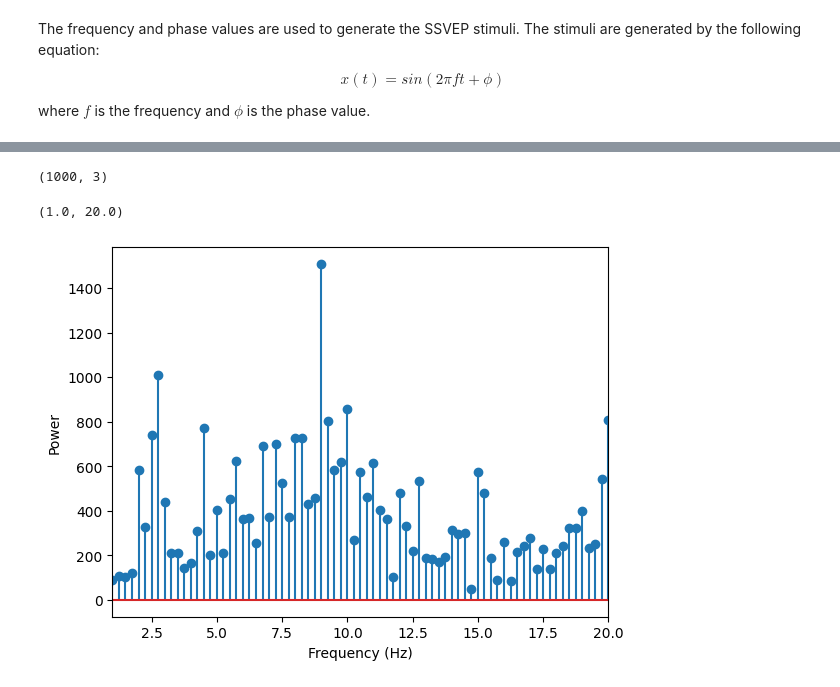
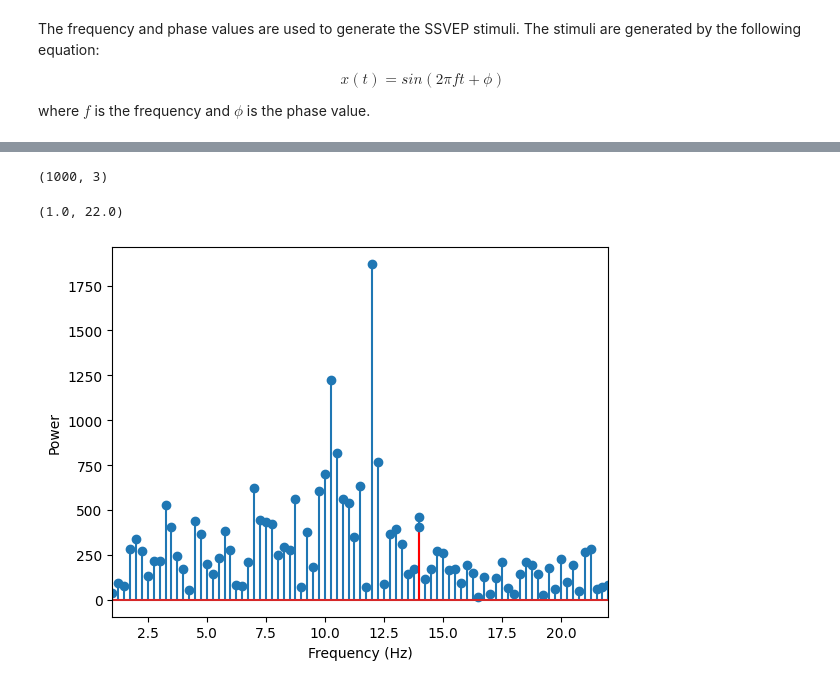
Before and after one commit to loaspra/stargan-ssvep, a Jupyter notebook: classif.ipynb, the cells around one changed output, grey strips where cells are left out. Drawn from its saved outputs; the diff is of its cells as text; code cells hidden in the pictures.

```diff
--- a/classif.ipynb
+++ b/classif.ipynb
@@ -229,20 +268,22 @@ FileNotFoundError: [Errno 2] No such file or directory: 'data/final/1/S1_0.npy'
 # %%
-data = r"data\staged\1\S18_5.npy"
+data = r"data\train\1\S1_0.npy"
 
-sample = np.load(data)
+sample = (np.load(data))
 print(sample.shape)
 x = sample[:, 1]
 # plot the power spectrum
 # transform to frequency domain, using the FFT algorithm (range of 0 - 20 Hz)
 fft = np.fft.fft(x)
 # calculate the frequencies
 freqs = np.fft.fftfreq(len(x)) * 250
 # plot the power spectrum
 plt.stem(freqs, abs(fft))
+# Red stem on 8hz
+plt.stem(14, abs(fft)[14], 'r')
 plt.xlabel('Frequency (Hz)')
 plt.ylabel('Power')
-plt.xlim(1, 20)
+plt.xlim(1, 22)
 # %% [output]
 (1000, 3)
-(1.0, 20.0)
+(1.0, 22.0)
-[figure, old version]
+[figure, new version]
```
Also changed, not shown: parts of 6 cells of this notebook, 3 other files.
